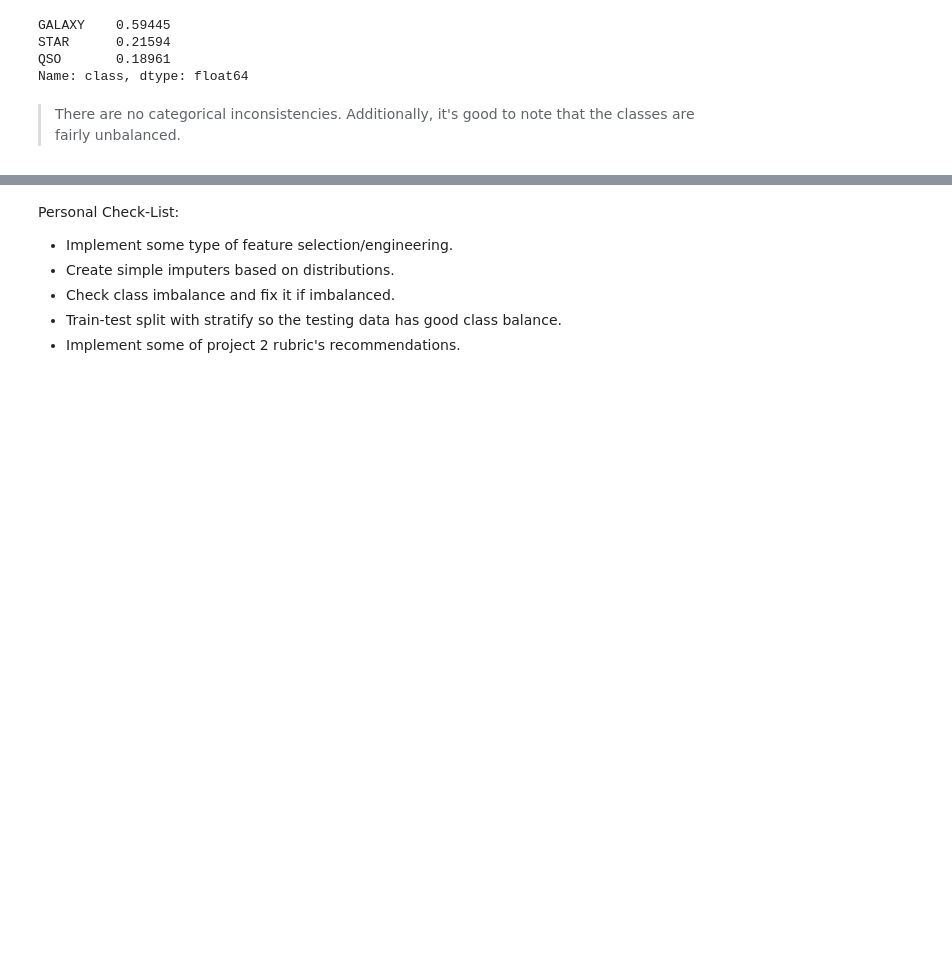
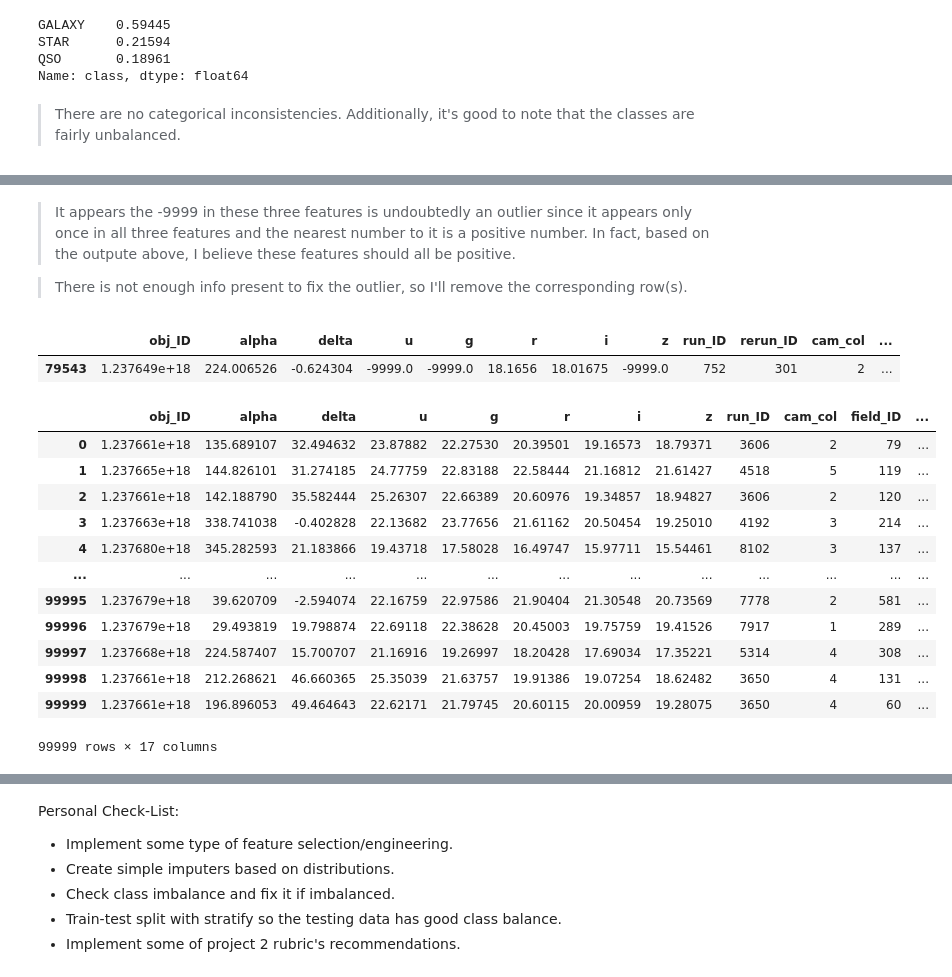
Before and after one commit to john-a-dixon/stellar-object-classification, a Jupyter notebook: stellar.ipynb, the cells around one changed output, grey strips where cells are left out. Drawn from its saved outputs; the diff is of its cells as text; code cells hidden in the pictures; blank space fills up the shorter version.

```diff
--- a/stellar.ipynb
+++ b/stellar.ipynb
@@ -162,0 +148,27 @@ Index(['obj_ID', 'alpha', 'delta', 'u', 'g', 'r', 'i', 'z', 'run_ID',
+# %% [markdown]
+> It appears the -9999 in these three features is undoubtedly an outlier since it appears only once in all three features and the nearest number to it is a positive number. In fact, based on the outpute above, I believe these features should all be positive.
+
+> There is not enough info present to fix the outlier, so I'll remove the corresponding row(s).
+# %%
+outliers = df.loc[df["u"] == -9999, :]
+outliers
+# %% [output]
+|  | obj_ID | alpha | delta | u | g | r | i | z | run_ID | rerun_ID | cam_col | ... |
+| 79543 | 1.237649e+18 | 224.006526 | -0.624304 | -9999.0 | -9999.0 | 18.1656 | 18.01675 | -9999.0 | 752 | 301 | 2 | ... |
+# %%
+stellar_df.drop(outliers.index, inplace=True)
+stellar_df
+# %% [output]
+|  | obj_ID | alpha | delta | u | g | r | i | z | run_ID | cam_col | field_ID | ... |
+| 0 | 1.237661e+18 | 135.689107 | 32.494632 | 23.87882 | 22.27530 | 20.39501 | 19.16573 | 18.79371 | 3606 | 2 | 79 | ... |
+| 1 | 1.237665e+18 | 144.826101 | 31.274185 | 24.77759 | 22.83188 | 22.58444 | 21.16812 | 21.61427 | 4518 | 5 | 119 | ... |
+| 2 | 1.237661e+18 | 142.188790 | 35.582444 | 25.26307 | 22.66389 | 20.60976 | 19.34857 | 18.94827 | 3606 | 2 | 120 | ... |
+| 3 | 1.237663e+18 | 338.741038 | -0.402828 | 22.13682 | 23.77656 | 21.61162 | 20.50454 | 19.25010 | 4192 | 3 | 214 | ... |
+| 4 | 1.237680e+18 | 345.282593 | 21.183866 | 19.43718 | 17.58028 | 16.49747 | 15.97711 | 15.54461 | 8102 | 3 | 137 | ... |
+| ... | ... | ... | ... | ... | ... | ... | ... | ... | ... | ... | ... | ... |
+| 99995 | 1.237679e+18 | 39.620709 | -2.594074 | 22.16759 | 22.97586 | 21.90404 | 21.30548 | 20.73569 | 7778 | 2 | 581 | ... |
+| 99996 | 1.237679e+18 | 29.493819 | 19.798874 | 22.69118 | 22.38628 | 20.45003 | 19.75759 | 19.41526 | 7917 | 1 | 289 | ... |
+| 99997 | 1.237668e+18 | 224.587407 | 15.700707 | 21.16916 | 19.26997 | 18.20428 | 17.69034 | 17.35221 | 5314 | 4 | 308 | ... |
+| 99998 | 1.237661e+18 | 212.268621 | 46.660365 | 25.35039 | 21.63757 | 19.91386 | 19.07254 | 18.62482 | 3650 | 4 | 131 | ... |
+| 99999 | 1.237661e+18 | 196.896053 | 49.464643 | 22.62171 | 21.79745 | 20.60115 | 20.00959 | 19.28075 | 3650 | 4 | 60 | ... |
+99999 rows × 17 columns
```
Also changed, not shown: parts of 17 cells of this notebook.
